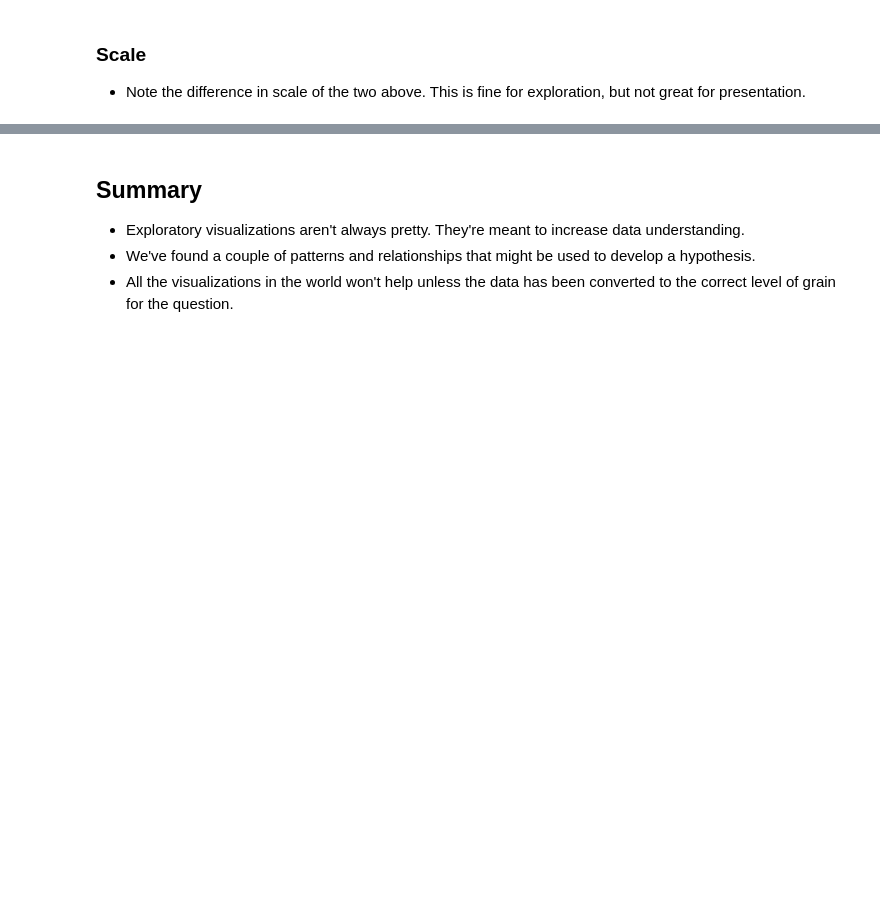
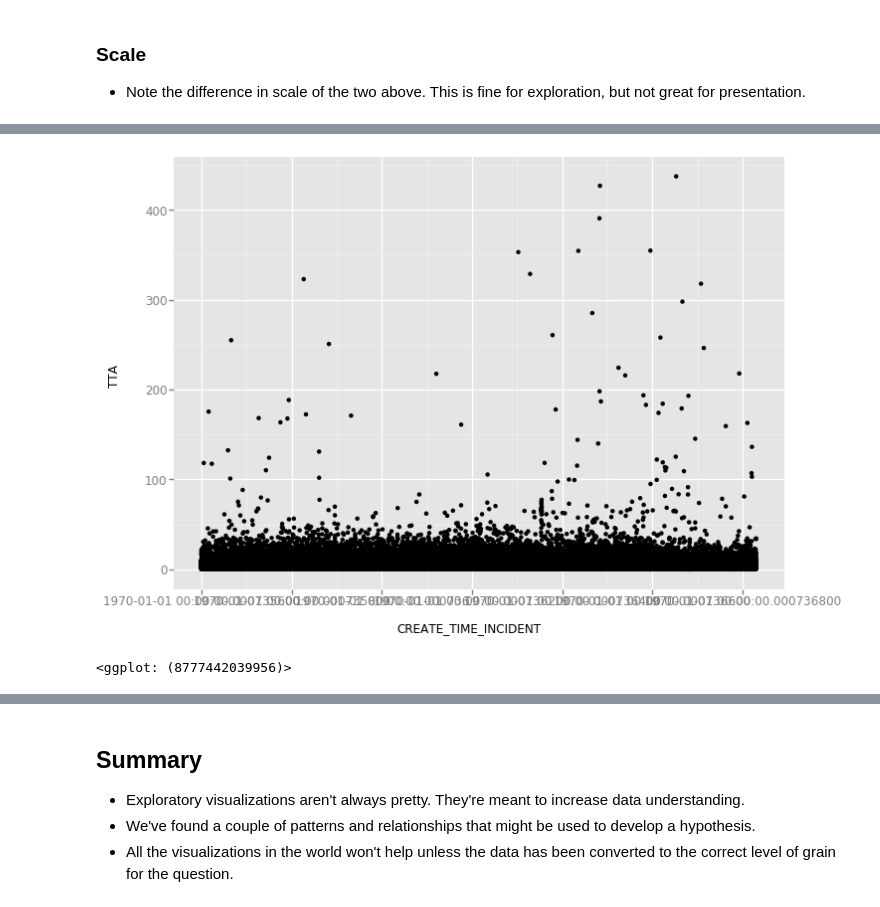
Before and after one commit to billmcmillin/dcs2, a Jupyter notebook: Data_Visualization_Python_Workshop.ipynb, the cells around one changed output, grey strips where cells are left out. Drawn from its saved outputs; the diff is of its cells as text; code cells hidden in the pictures; blank space fills up the shorter version.

```diff
--- a/Data_Visualization_Python_Workshop.ipynb
+++ b/Data_Visualization_Python_Workshop.ipynb
@@ -180,0 +194,6 @@ sorted_resp_times[-10:].plot.barh(width=0.8, color="green")
+# %%
+# a ggplot object needs to be told how to plot the data
+p + geom_point()
+# %% [output]
+[figure, added]
+<ggplot: (8777442039956)>
```
Also changed, not shown: parts of 7 cells of this notebook.
